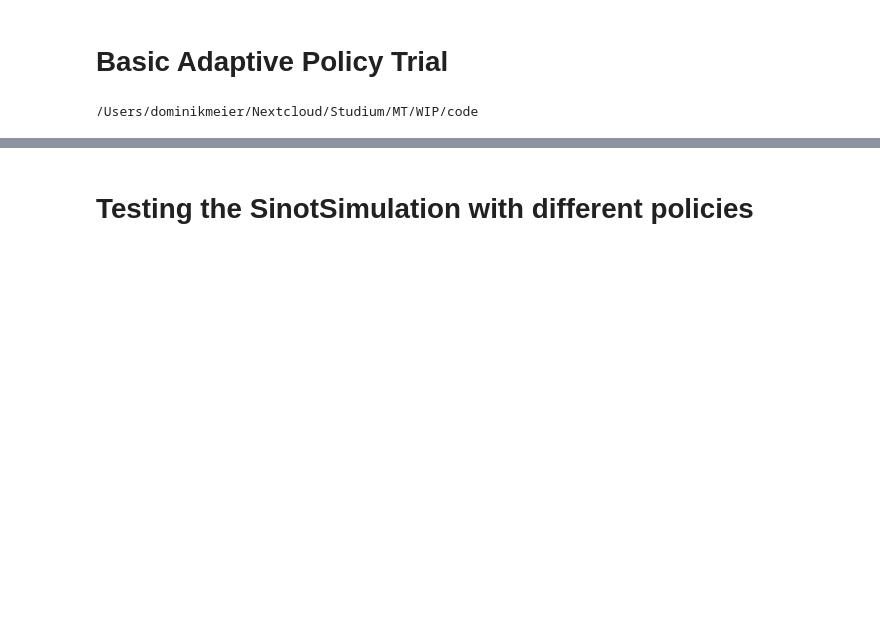
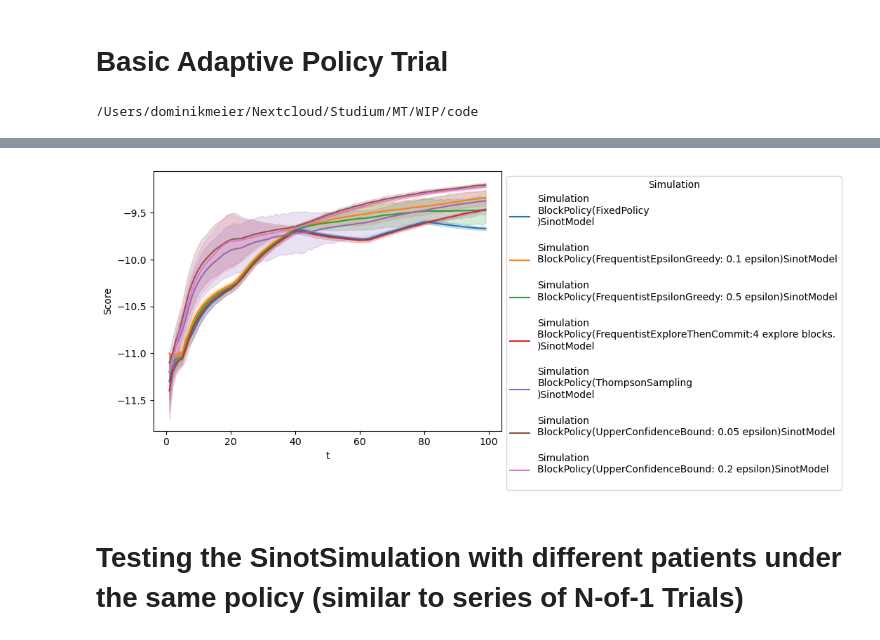
Before and after one commit to HIAlab/adaptive_nof1, a Jupyter notebook: notebooks/Adaptive_Policy_Comparison.ipynb, the cells around one changed output, grey strips where cells are left out. Drawn from its saved outputs; the diff is of its cells as text; code cells hidden in the pictures; blank space fills up the shorter version.

```diff
--- a/notebooks/Adaptive_Policy_Comparison.ipynb
+++ b/notebooks/Adaptive_Policy_Comparison.ipynb
@@ -15,5 +271,11 @@ from src.policy import *
+# %%
+df = score_df_iterative(simulations, [SimpleRegret()], range(1, 100))
+ax = sns.lineplot(data=df, x="t", y="Score", hue="Simulation")
+sns.move_legend(ax, "upper left", bbox_to_anchor=(1, 1))
+# %% [output]
+[figure, added]
 # %% [markdown]
-# Testing the SinotSimulation with different policies
+# Testing the SinotSimulation with different patients under the same policy (similar to series of N-of-1 Trials)
 # %%
 from src.simulation import *
 from src.policy import *
```
Also changed, not shown: parts of 11 cells of this notebook, 7 other files.
